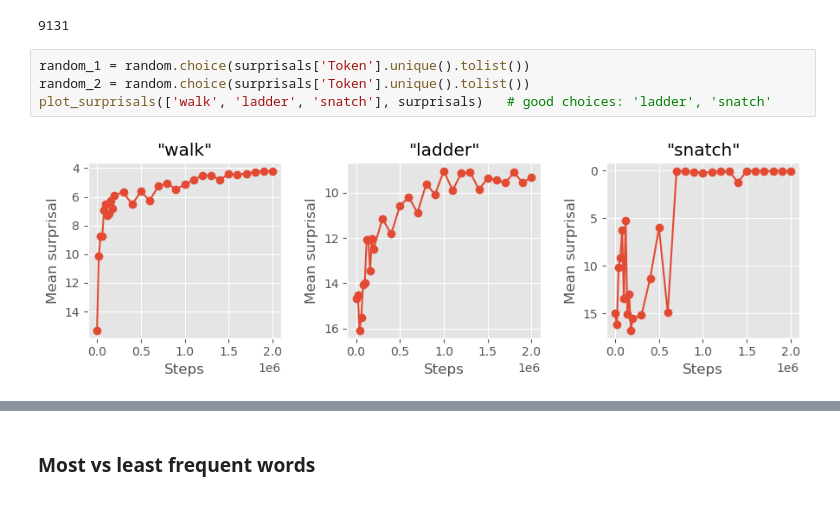
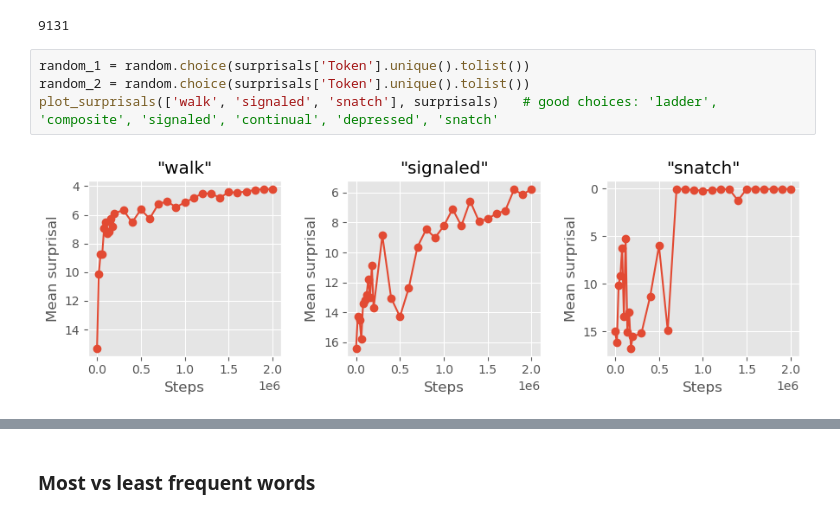
Before and after one commit to NazaninShafiabadi/NeuralLMs, a Jupyter notebook: src/word_acquisition.ipynb, the cells around one changed output, grey strips where cells are left out. Cells and saved outputs as stored; diff of their text form.

```diff
--- a/src/word_acquisition.ipynb
+++ b/src/word_acquisition.ipynb
@@ -108,6 +108,6 @@ surprisals['Token'].nunique()
 # %%
 random_1 = random.choice(surprisals['Token'].unique().tolist())
 random_2 = random.choice(surprisals['Token'].unique().tolist())
-plot_surprisals(['walk', 'ladder', 'snatch'], surprisals)   # good choices: 'ladder', 'snatch'
+plot_surprisals(['walk', 'signaled', 'snatch'], surprisals)   # good choices: 'ladder', 'composite', 'signaled', 'continual', 'depressed', 'snatch'
 # %% [output]
-[figure, old version]
+[figure, new version]
```
Also changed, not shown: parts of 12 cells of this notebook, 1 other file.
